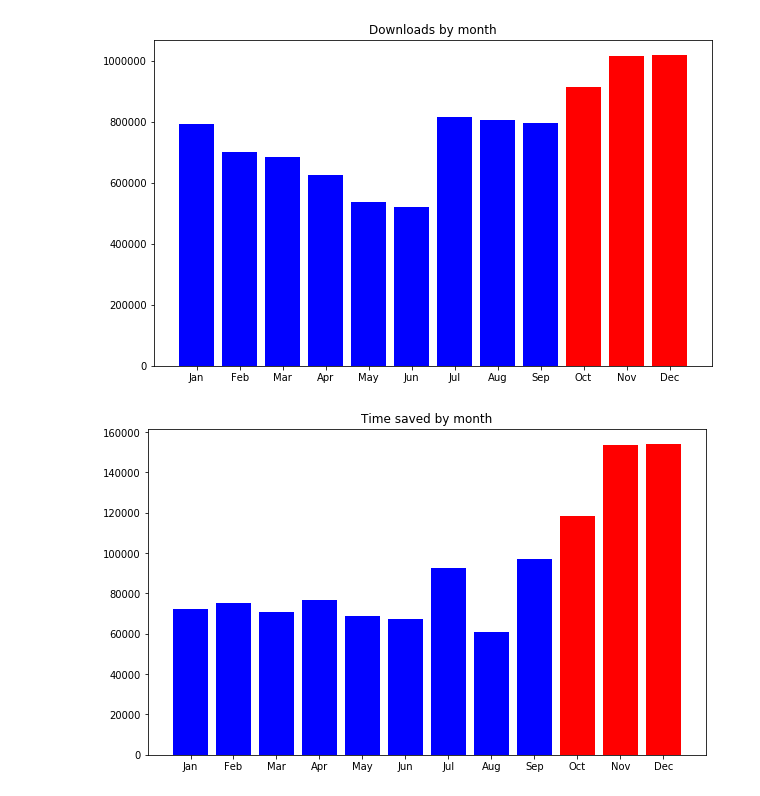
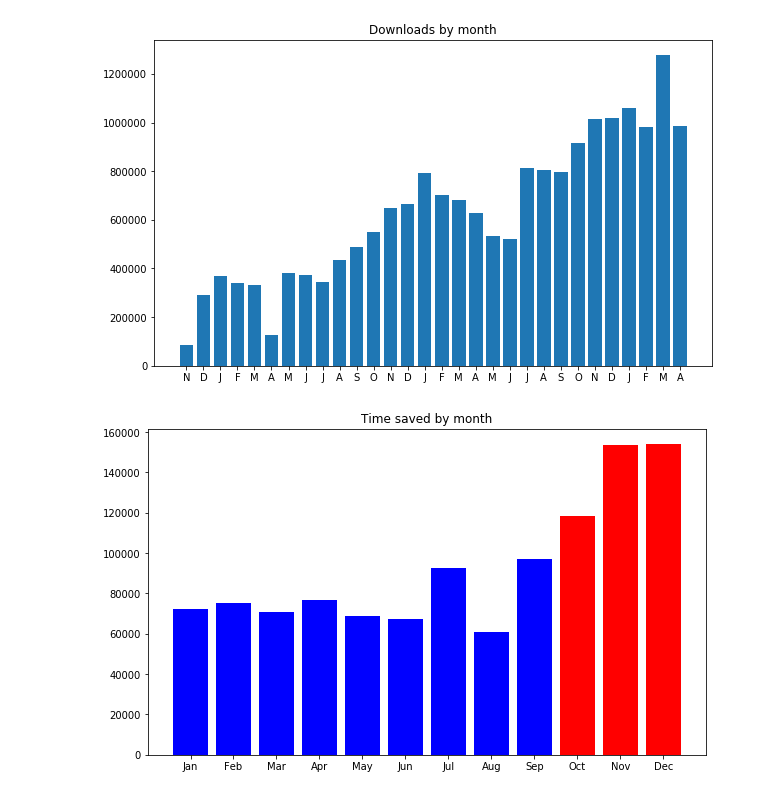
Before and after one commit to piwheels/stats, a Jupyter notebook: total.ipynb, the cells around one changed output. Saved outputs shown, nothing was run; the diff lists cells and outputs as text; code cells hidden in the pictures.

```diff
--- a/2019q4.ipynb
+++ b/total.ipynb
@@ -1,29 +1,46 @@
 # %%
 import matplotlib.pyplot as plt
 
 plt.rcParams["figure.figsize"] = (10, 6)
 
-downloads = {
-    'Jan': 793294,
-    'Feb': 700246,
-    'Mar': 683112,
-    'Apr': 626382,
-    'May': 535059,
-    'Jun': 520109,
-    'Jul': 814607,
-    'Aug': 804750,
-    'Sep': 795325,
-    'Oct': 913798,
-    'Nov': 1014577,
-    'Dec': 1017563,
-}
+downloads = [
+    86181,
+    289034,
+    369114,
+    338312,
+    332630,
+    128642,
+    380150,
+    373622,
+    346472,
+    434069,
+    486342,
+    551037,
+    648527,
+    665698,
+    793294,
+    700246,
+    683112,
+    626382,
+    535059,
+    520109,
+    814607,
+    804750,
+    795325,
+    913798,
+    1014577,
+    1017563,
+    1060112,
+    980532,
+    1276799,
+    987399,
+]
 
-colors = ['blue']*9 + ['red']*3
-plt.bar(range(len(downloads)), downloads.values(), color=colors)
+plt.bar(range(len(downloads)), downloads)
 plt.title('Downloads by month')
-plt.xticks(range(len(downloads)), list(downloads.keys()))
+plt.xticks(range(len(downloads)), 'NDJFMAMJJASONDJFMAMJJASONDJFMA')
 
 plt.show()
 # %% [output]
-[figure, old version]
+[figure, new version]
 # %%
```
Also changed, not shown: parts of 1 cell of this notebook.
